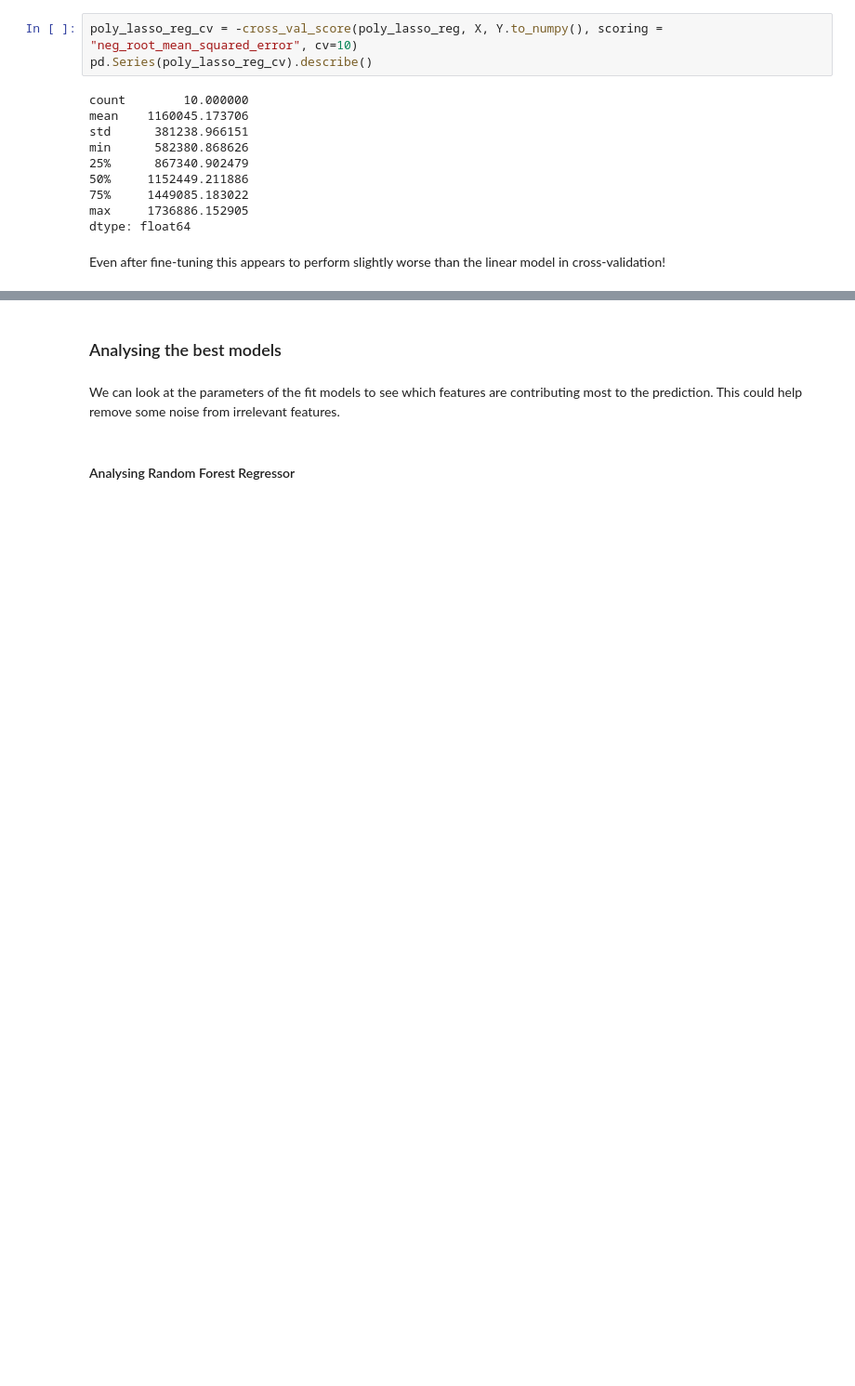
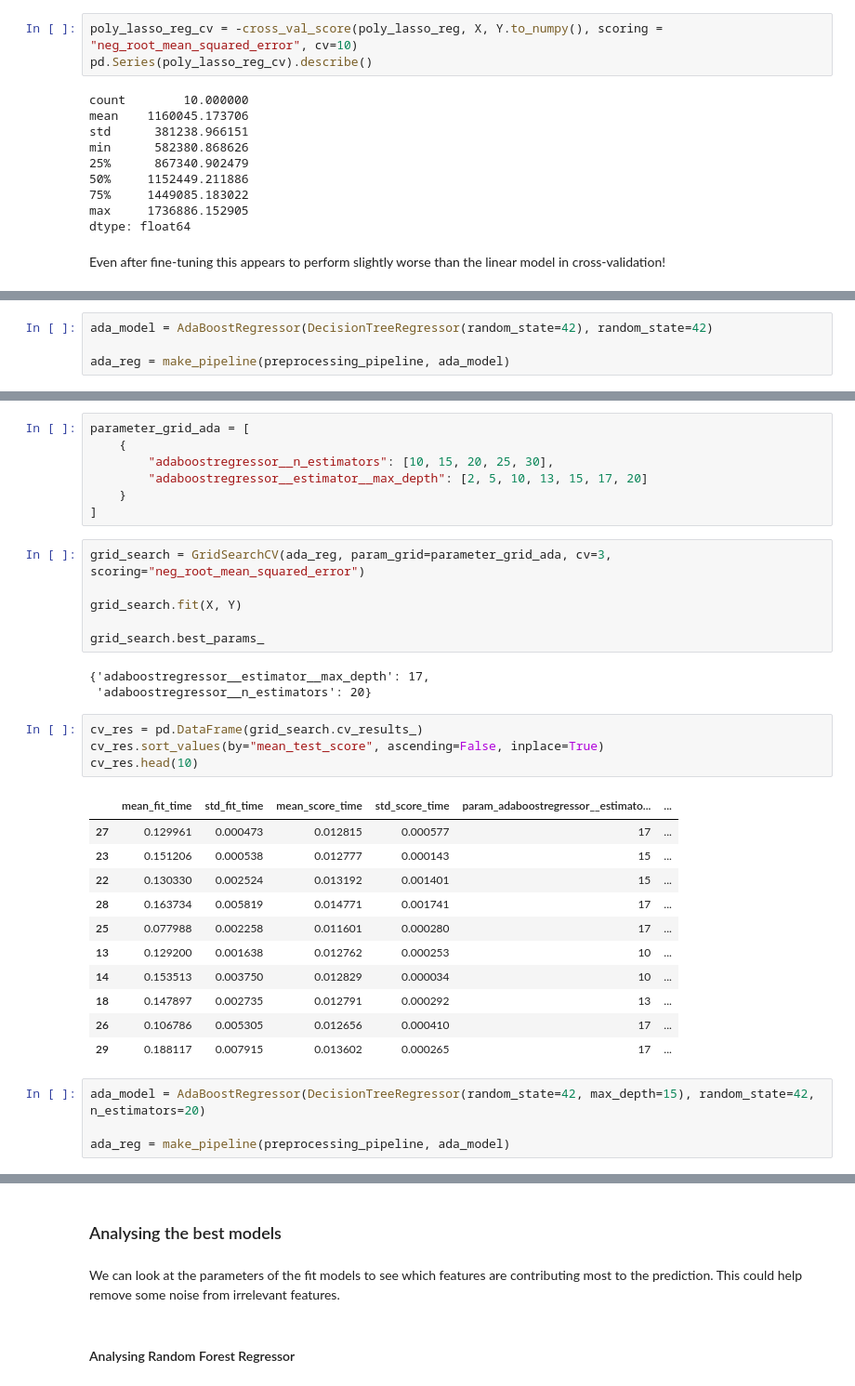
Before and after one commit to giacomomolinari/used-car-price-predictor, a Jupyter notebook: notebooks/modelling.ipynb, the cells around one changed output, grey strips where cells are left out. Shown at 93% size. Drawn from its saved outputs; the diff is of its cells as text; blank space fills up the shorter version.

Commit message:
Try AdaBoost and GBRT models

```diff
--- a/notebooks/modelling.ipynb
+++ b/notebooks/modelling.ipynb
@@ -2182,0 +2227,4 @@ Even after fine-tuning this appears to perform slightly worse than the linear mo
+# %%
+ada_model = AdaBoostRegressor(DecisionTreeRegressor(random_state=42), random_state=42)
+
+ada_reg = make_pipeline(preprocessing_pipeline, ada_model)
@@ -2182,0 +2251,36 @@ Even after fine-tuning this appears to perform slightly worse than the linear mo
+# %%
+parameter_grid_ada = [
+    {
+        "adaboostregressor__n_estimators": [10, 15, 20, 25, 30],
+        "adaboostregressor__estimator__max_depth": [2, 5, 10, 13, 15, 17, 20]
+    }
+]
+# %%
+grid_search = GridSearchCV(ada_reg, param_grid=parameter_grid_ada, cv=3, scoring="neg_root_mean_squared_error")
+
+grid_search.fit(X, Y)
+
+grid_search.best_params_
+# %% [output]
+{'adaboostregressor__estimator__max_depth': 17,
+ 'adaboostregressor__n_estimators': 20}
+# %%
+cv_res = pd.DataFrame(grid_search.cv_results_)
+cv_res.sort_values(by="mean_test_score", ascending=False, inplace=True)
+cv_res.head(10)
+# %% [output]
+|  | mean_fit_time | std_fit_time | mean_score_time | std_score_time | param_adaboostregressor__estimato... | ... |
+| 27 | 0.129961 | 0.000473 | 0.012815 | 0.000577 | 17 | ... |
+| 23 | 0.151206 | 0.000538 | 0.012777 | 0.000143 | 15 | ... |
+| 22 | 0.130330 | 0.002524 | 0.013192 | 0.001401 | 15 | ... |
+| 28 | 0.163734 | 0.005819 | 0.014771 | 0.001741 | 17 | ... |
+| 25 | 0.077988 | 0.002258 | 0.011601 | 0.000280 | 17 | ... |
+| 13 | 0.129200 | 0.001638 | 0.012762 | 0.000253 | 10 | ... |
+| 14 | 0.153513 | 0.003750 | 0.012829 | 0.000034 | 10 | ... |
+| 18 | 0.147897 | 0.002735 | 0.012791 | 0.000292 | 13 | ... |
+| 26 | 0.106786 | 0.005305 | 0.012656 | 0.000410 | 17 | ... |
+| 29 | 0.188117 | 0.007915 | 0.013602 | 0.000265 | 17 | ... |
+# %%
+ada_model = AdaBoostRegressor(DecisionTreeRegressor(random_state=42, max_depth=15), random_state=42, n_estimators=20)
+
+ada_reg = make_pipeline(preprocessing_pipeline, ada_model)
```
Also changed, not shown: parts of 41 cells of this notebook.
